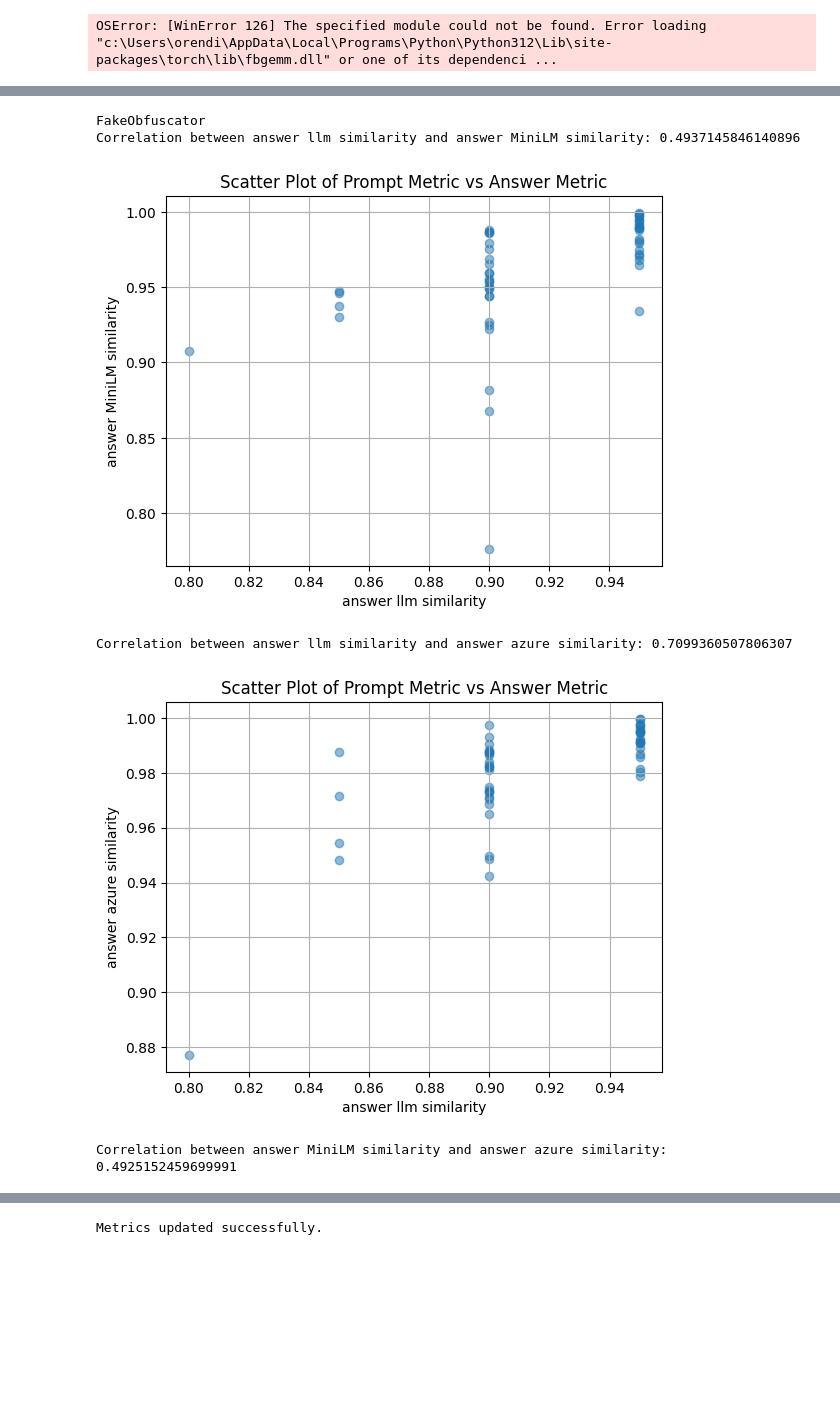
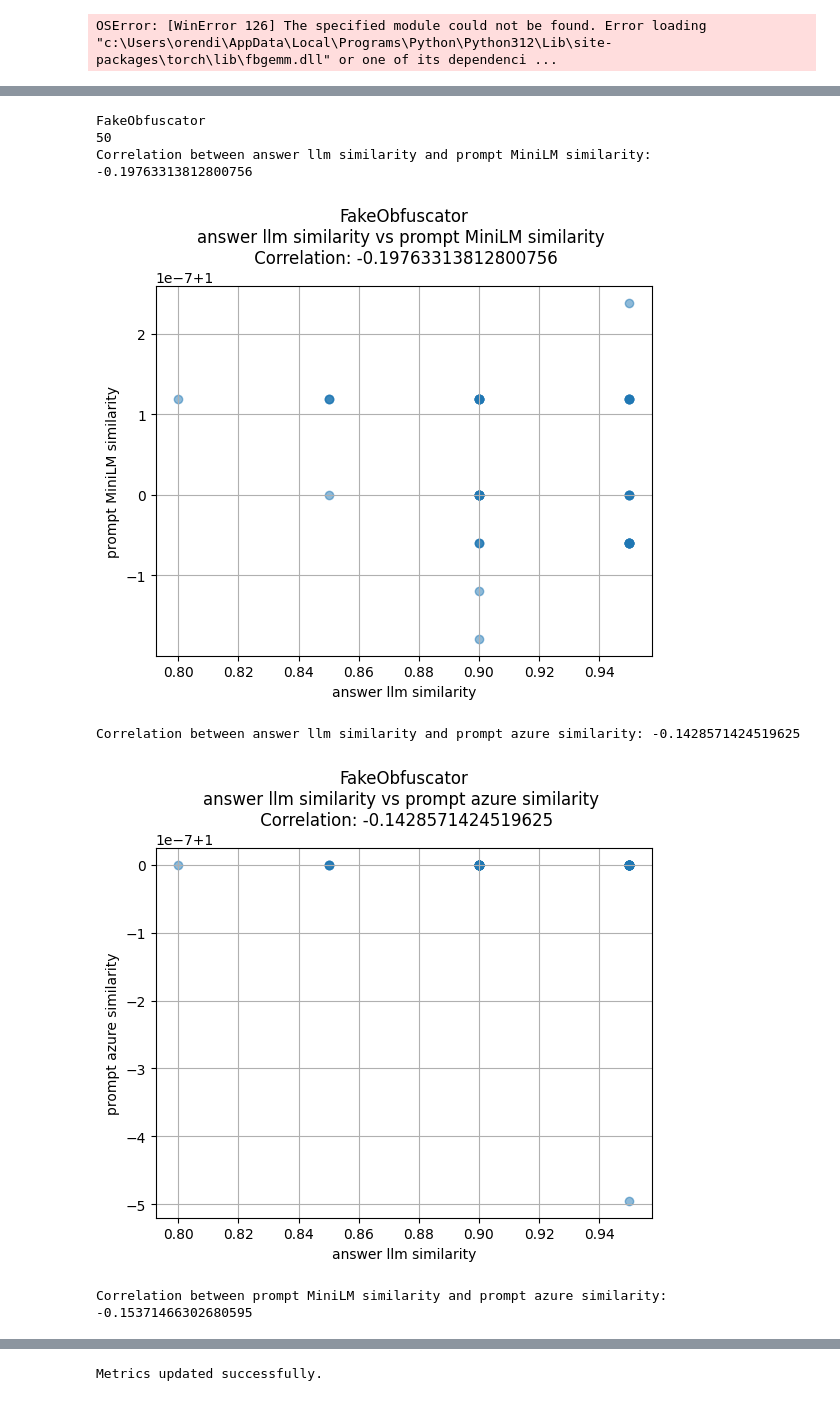
Before and after one commit to chkp-orendi/Emojicrypt, a Jupyter notebook: playground/new_notebook_playground.pynb.ipynb, the cells around one changed output, grey strips where cells are left out. Saved outputs shown, nothing was run; the diff lists cells and outputs as text; code cells hidden in the pictures; blank space fills up the shorter version.

Commit message:
starting new ContextReletiveObfuscator and new dataset

```diff
--- a/playground/new_notebook_playground.pynb.ipynb
+++ b/playground/new_notebook_playground.pynb.ipynb
@@ -323,43 +326,47 @@ inputfile_path = os.path.join(os.getenv("PROJECT_PATH"), "data", "12-8-2024", da
 
 # Load the JSON data
 with open(inputfile_path, 'r') as file:
     data = json.load(file)
 
 # Extract prompt_metric and answer_metric into a DataFrame
 metrics = []
-metrics_llm_azure = []
-metrics_azure_MiniLM = []
 
-similarity_columns = ['answer llm similarity', 'answer MiniLM similarity', 'answer azure similarity']
+similarity_columns = ['answer llm similarity', 'prompt MiniLM similarity', 'prompt azure similarity']
 
 for obfuscator in data:
     print (obfuscator[0])
     metrics = []
     for dict_index in obfuscator[1]:
+        # if dict_index["answer_metric"]["llm similarity"] == 0.4 and obfuscator[0]=="FewPromptsObfuscator":
+        #     print(dict_index)
         metrics.append({
             'answer llm similarity': dict_index['answer_metric']['llm similarity'],
-            'answer MiniLM similarity': dict_index['answer_metric']['MiniLM similarity'],
-            'answer azure similarity': dict_index['answer_metric']['azure similarity']
+            'prompt MiniLM similarity': dict_index['prompt_metric']['MiniLM similarity'],
+            'prompt azure similarity': dict_index['prompt_metric']['azure similarity']
         })
 
     df = pd.DataFrame(metrics)
-
+    print(len(df))
     for i in range(len(similarity_columns)):
         for j in range(i+1, len(similarity_columns)):
             correlation = df[similarity_columns[i]].corr(df[similarity_columns[j]])
             print(f"Correlation between {similarity_columns[i]} and {similarity_columns[j]}: {correlation}")
 
-
+            plt.clf()
             plt.scatter(df[similarity_columns[i]], df[similarity_columns[j]], alpha=0.5)
-            plt.title('Scatter Plot of Prompt Metric vs Answer Metric')
+            plt.title(f'{obfuscator[0]}\n{similarity_columns[i]} vs {similarity_columns[j]} \n Correlation: {correlation}')
             plt.xlabel(similarity_columns[i])
             plt.ylabel(similarity_columns[j])
             plt.grid(True)
+
+            name = f"scatter_plot_{obfuscator[0]}_{similarity_columns[i]}_{similarity_columns[j]}.png"
+            output_path = os.path.join(os.getenv("PROJECT_PATH"), "data", "13-8-2024", "prompt embedding to llm answer correlation",name)
             plt.show()
 # %% [output]
 FakeObfuscator
-Correlation between answer llm similarity and answer MiniLM similarity: 0.4937145846140896
+50
+Correlation between answer llm similarity and prompt MiniLM similarity: -0.19763313812800756
-[figure, old version]
+[figure, new version]
-Correlation between answer llm similarity and answer azure similarity: 0.7099360507806307
+Correlation between answer llm similarity and prompt azure similarity: -0.1428571424519625
-[figure, old version]
+[figure, new version]
-Correlation between answer MiniLM similarity and answer azure similarity: 0.4925152459699991
+Correlation between prompt MiniLM similarity and prompt azure similarity: -0.15371466302680595
```
Also changed, not shown: parts of 11 cells of this notebook, 28 other files.
